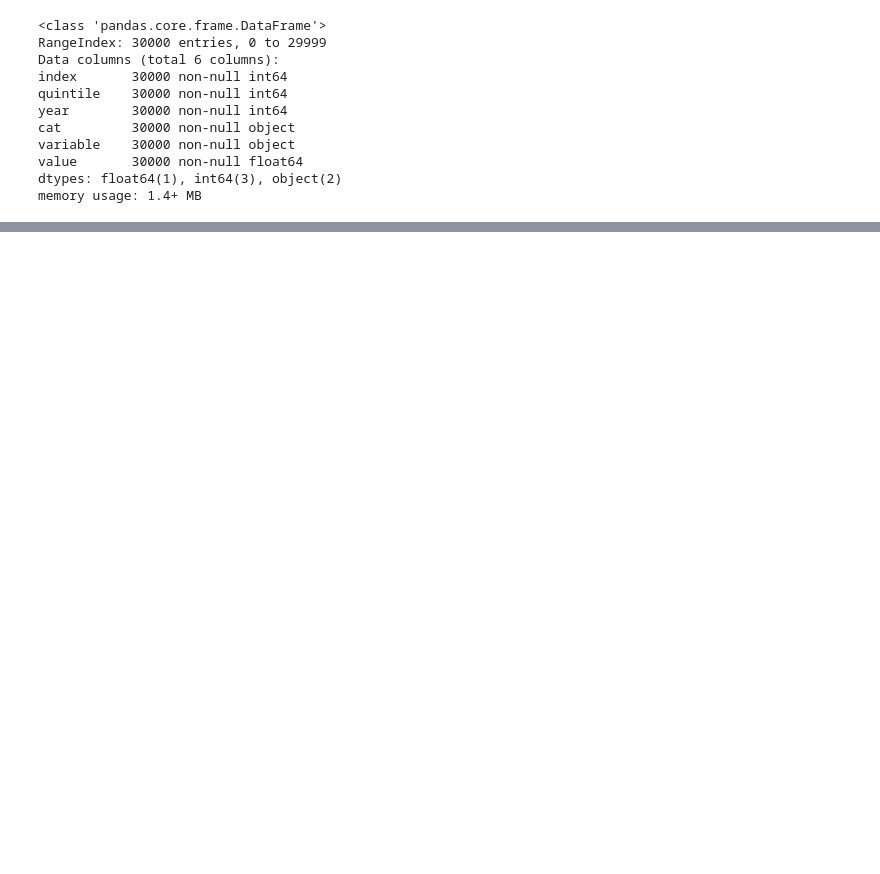
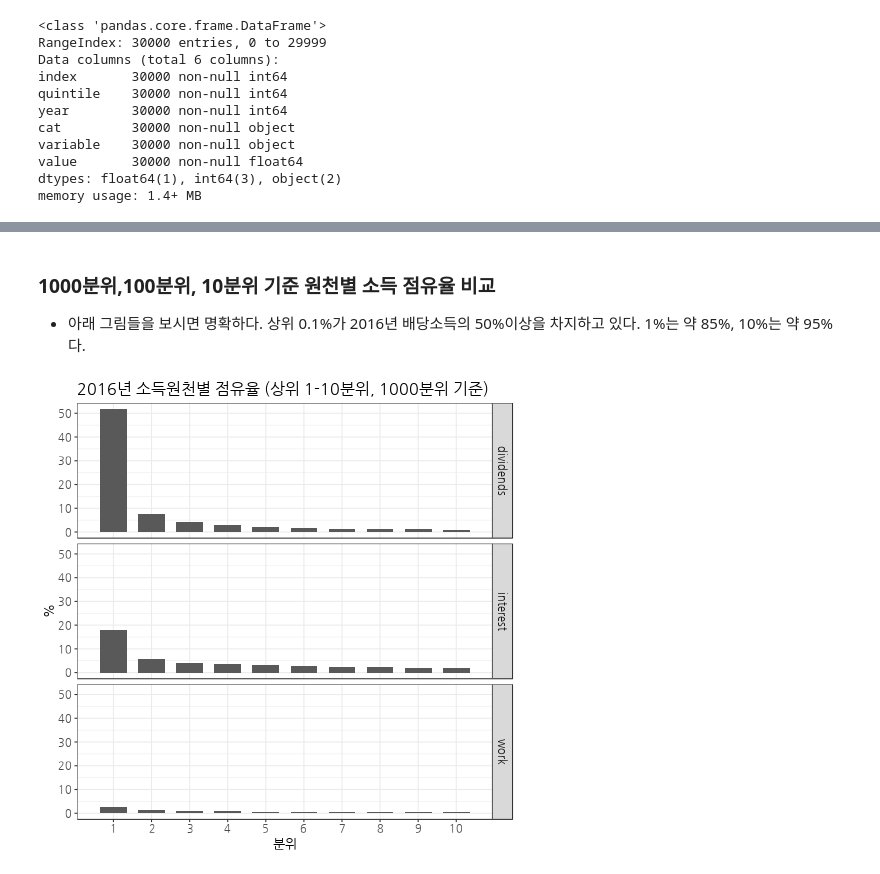
Before and after one commit to anarinsk/simsangjung, a Jupyter notebook: code/load_tidy.ipynb, the cells around one changed output, grey strips where cells are left out. Saved outputs shown, nothing was run; the diff lists cells and outputs as text; code cells hidden in the pictures; blank space fills up the shorter version.

```diff
--- a/code/load_tidy.ipynb
+++ b/code/load_tidy.ipynb
@@ -80,0 +229,9 @@ SyntaxError: invalid syntax (<ipython-input-19-c2b13620663a>, line 2)
+# %% [markdown]
+### 1000분위,100분위, 10분위 기준 원천별 소득 점유율 비교
+
+* 아래 그림들을 보시면 명확하다. 상위 0.1%가 2016년 배당소득의 50%이상을 차지하고 있다. 1%는 약 85%, 10%는 약 95%다.
+# %%
+%%R
+generate_2016_q(q1000)
+# %% [output]
+[figure, added]
```
Also changed, not shown: parts of 21 cells of this notebook.
